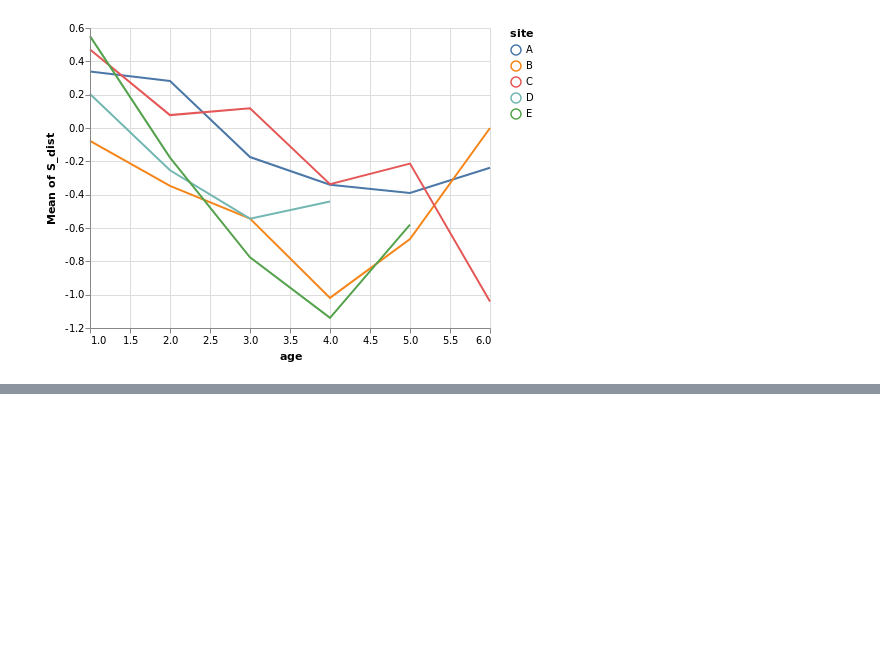
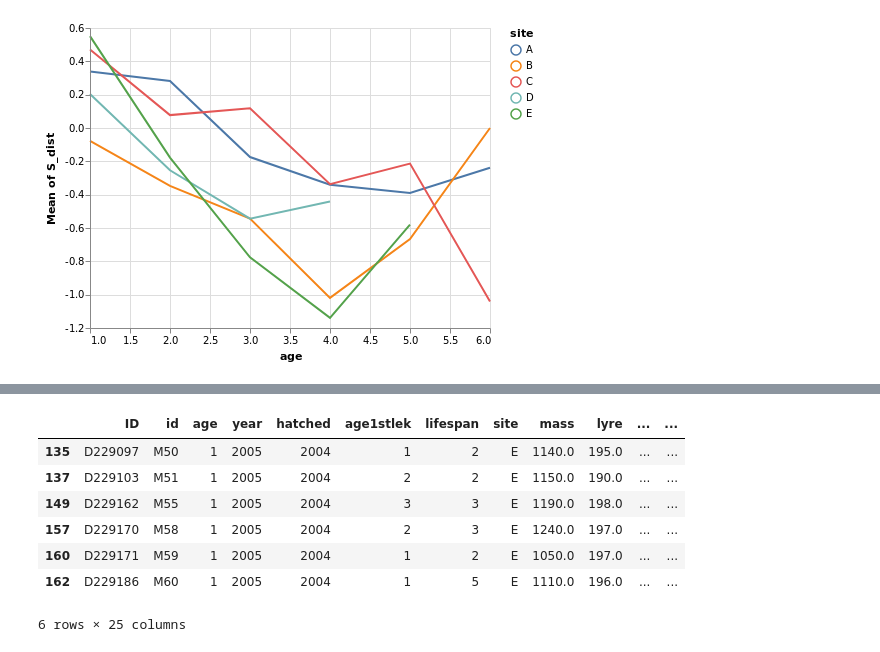
Before and after one commit to MarcoVitalii/lek-project, a Jupyter notebook: Age dependent mating performances dataset analysis.ipynb, the cells around one changed output, grey strips where cells are left out. Cells and saved outputs as stored; diff of their text form; code cells hidden in the pictures; blank space fills up the shorter version.

```diff
--- a/Age dependent mating performances dataset analysis.ipynb
+++ b/Age dependent mating performances dataset analysis.ipynb
@@ -189,0 +218,12 @@ alt.Chart(df[['site','S_MS','S_dist','id','age']]).mark_line().encode(
+# %%
+#Another display of inconsistency between reported data and S values. The mean AMS is 0.5 and S_MS != AMS / mean
+df[df['year']==2005][df['site'] == 'E']
+# %% [output]
+|  | ID | id | age | year | hatched | age1stlek | lifespan | site | mass | lyre | ... | ... |
+| 135 | D229097 | M50 | 1 | 2005 | 2004 | 1 | 2 | E | 1140.0 | 195.0 | ... | ... |
+| 137 | D229103 | M51 | 1 | 2005 | 2004 | 2 | 2 | E | 1150.0 | 190.0 | ... | ... |
+| 149 | D229162 | M55 | 1 | 2005 | 2004 | 3 | 3 | E | 1190.0 | 198.0 | ... | ... |
+| 157 | D229170 | M58 | 1 | 2005 | 2004 | 2 | 3 | E | 1240.0 | 197.0 | ... | ... |
+| 160 | D229171 | M59 | 1 | 2005 | 2004 | 1 | 2 | E | 1050.0 | 197.0 | ... | ... |
+| 162 | D229186 | M60 | 1 | 2005 | 2004 | 1 | 5 | E | 1110.0 | 196.0 | ... | ... |
+6 rows × 25 columns
```
Also changed, not shown: parts of 4 cells of this notebook.
